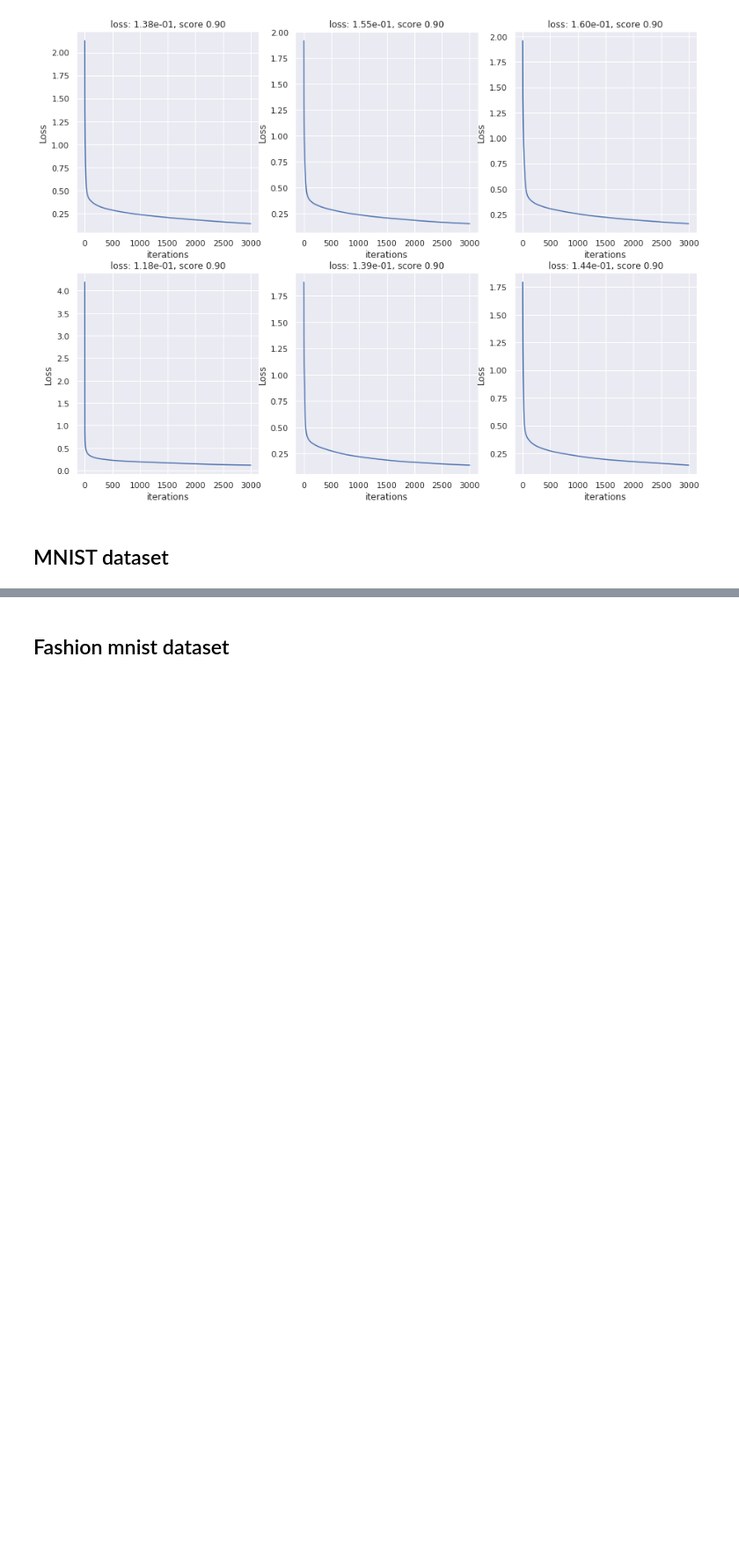
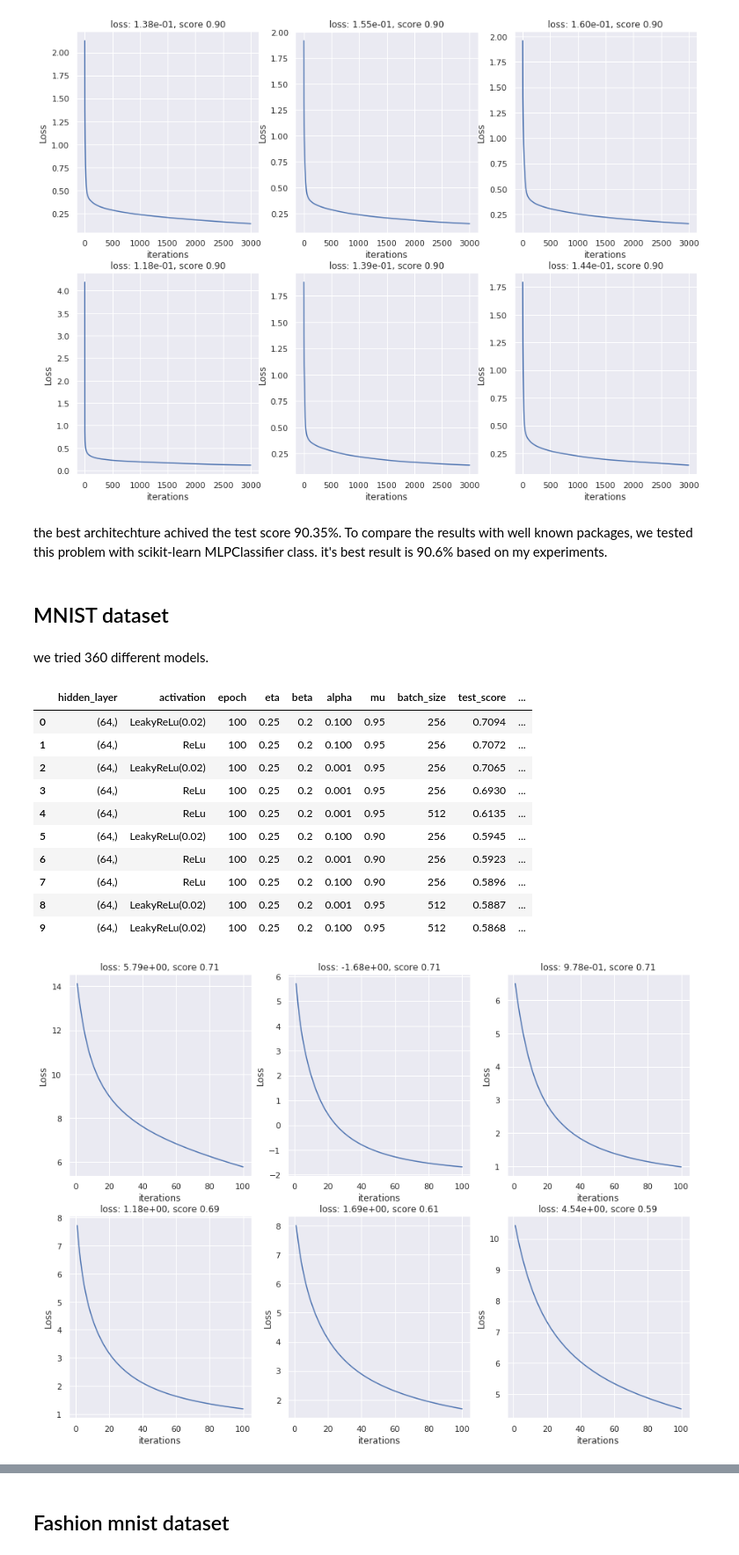
Before and after one commit to alirezaafzalaghaei/neural-netwroks-from-scratch, a Jupyter notebook: module/examples/Report.ipynb, the cells around one changed output, grey strips where cells are left out. Shown at 88% size. Drawn from its saved outputs; the diff is of its cells as text; code cells hidden in the pictures; blank space fills up the shorter version.

```diff
--- a/module/examples/Report.ipynb
+++ b/module/examples/Report.ipynb
@@ -170,5 +195,9 @@ best_models
 | 4 | (32, 16, 8) | LeakyReLu(0.1) | 3000 | 0.3 | 0.3 | 0.0010 | 0.95 | 32 | 0.8985 | ... |
 | 5 | (32, 16, 8) | LeakyReLu(0.03) | 3000 | 0.3 | 0.3 | 0.0010 | 0.95 | 32 | 0.8975 | ... |
 [figure]
+# %% [markdown]
+the best architechture achived the test score 90.35%. To compare the results with well known packages, we tested this problem with scikit-learn MLPClassifier class. it's best result is 90.6% based on my experiments.
 # %% [markdown]
 ## MNIST dataset
+# %% [markdown]
+we tried 360 different models.
@@ -174,0 +213,17 @@ best_models
+# %%
+iris_csv_result = '../../results/mnist/mnist.csv'
+best_models = analyze(iris_csv_result, n=10)
+best_models
+# %% [output]
+|  | hidden_layer | activation | epoch | eta | beta | alpha | mu | batch_size | test_score | ... |
+| 0 | (64,) | LeakyReLu(0.02) | 100 | 0.25 | 0.2 | 0.100 | 0.95 | 256 | 0.7094 | ... |
+| 1 | (64,) | ReLu | 100 | 0.25 | 0.2 | 0.100 | 0.95 | 256 | 0.7072 | ... |
+| 2 | (64,) | LeakyReLu(0.02) | 100 | 0.25 | 0.2 | 0.001 | 0.95 | 256 | 0.7065 | ... |
+| 3 | (64,) | ReLu | 100 | 0.25 | 0.2 | 0.001 | 0.95 | 256 | 0.6930 | ... |
+| 4 | (64,) | ReLu | 100 | 0.25 | 0.2 | 0.001 | 0.95 | 512 | 0.6135 | ... |
+| 5 | (64,) | LeakyReLu(0.02) | 100 | 0.25 | 0.2 | 0.100 | 0.90 | 256 | 0.5945 | ... |
+| 6 | (64,) | ReLu | 100 | 0.25 | 0.2 | 0.001 | 0.90 | 256 | 0.5923 | ... |
+| 7 | (64,) | ReLu | 100 | 0.25 | 0.2 | 0.100 | 0.90 | 256 | 0.5896 | ... |
+| 8 | (64,) | LeakyReLu(0.02) | 100 | 0.25 | 0.2 | 0.001 | 0.95 | 512 | 0.5887 | ... |
+| 9 | (64,) | LeakyReLu(0.02) | 100 | 0.25 | 0.2 | 0.100 | 0.95 | 512 | 0.5868 | ... |
+[figure, added]
```
Also changed, not shown: parts of 20 cells of this notebook.
